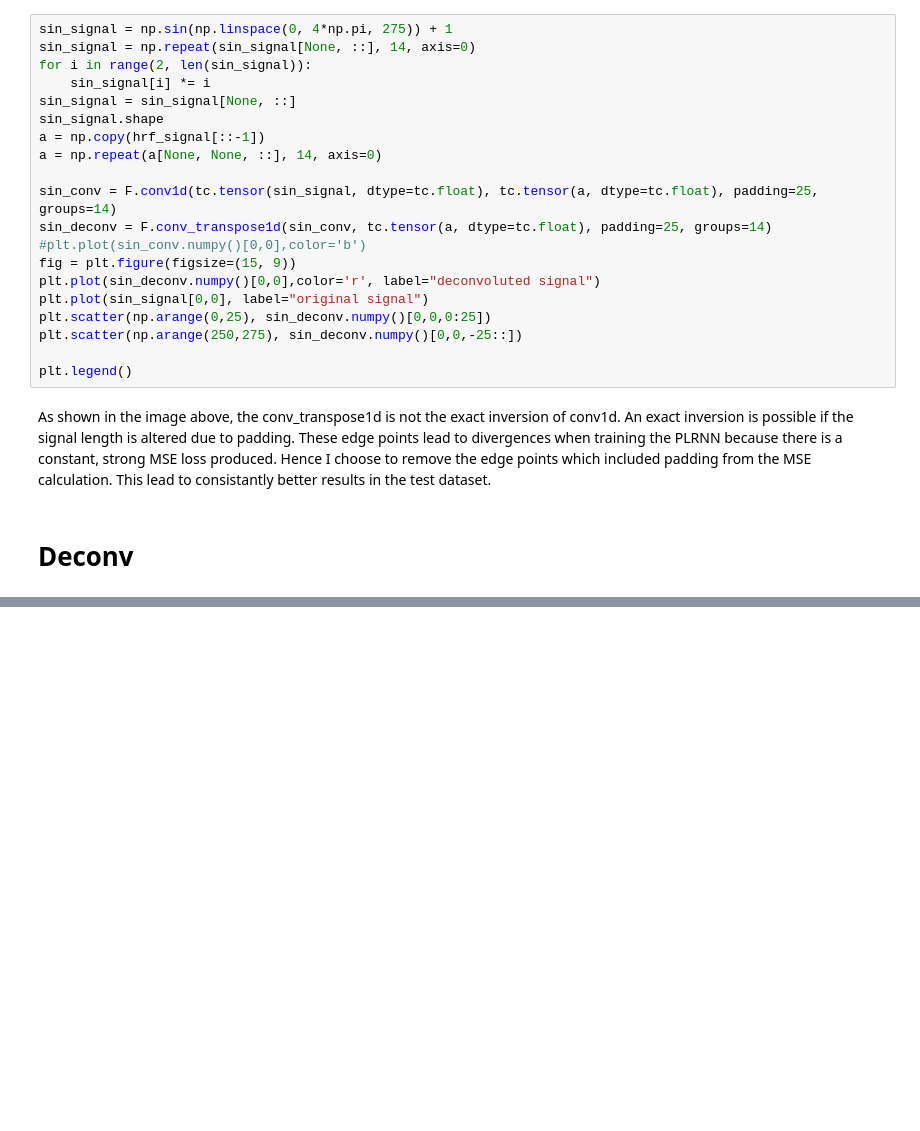
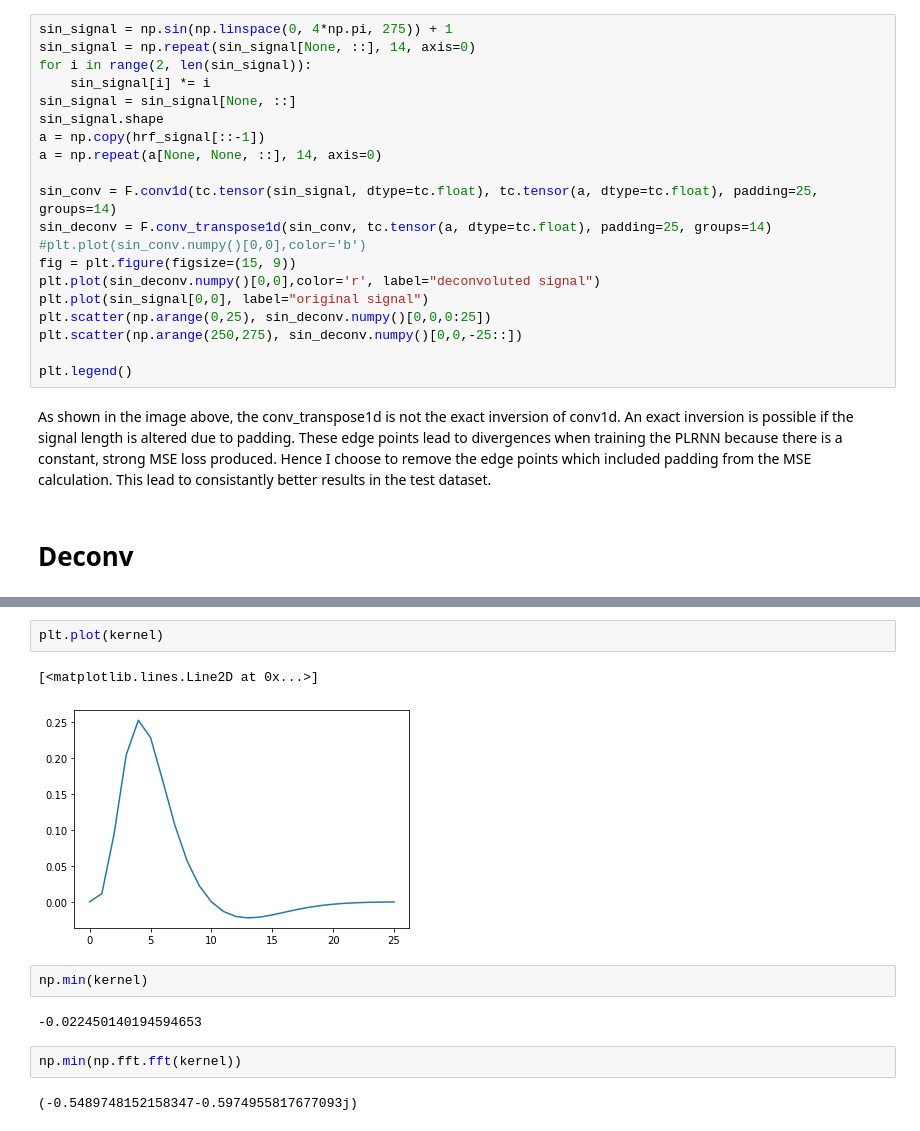
Before and after one commit to gd193/master_code, a Jupyter notebook: notebooks/Untitled.ipynb, the cells around one changed output, grey strips where cells are left out. Saved outputs shown, nothing was run; the diff lists cells and outputs as text; blank space fills up the shorter version.

```diff
--- a/notebooks/Untitled.ipynb
+++ b/notebooks/Untitled.ipynb
@@ -412,0 +408,13 @@ len(t_kernel)
+# %%
+plt.plot(kernel)
+# %% [output]
+[<matplotlib.lines.Line2D at 0x...>]
+[figure, added]
+# %%
+np.min(kernel)
+# %% [output]
+-0.022450140194594653
+# %%
+np.min(np.fft.fft(kernel))
+# %% [output]
+(-0.5489748152158347-0.5974955817677093j)
```
Also changed, not shown: parts of 12 cells of this notebook, 3 other files.
